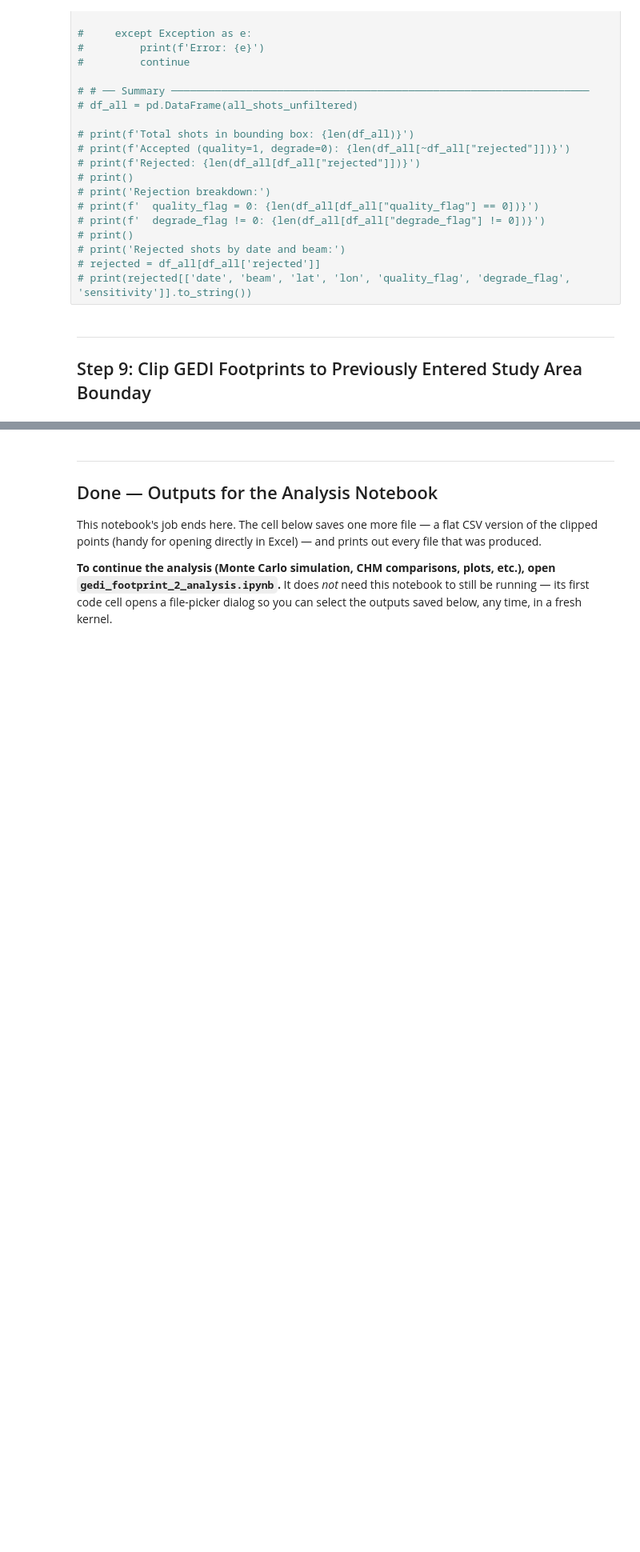
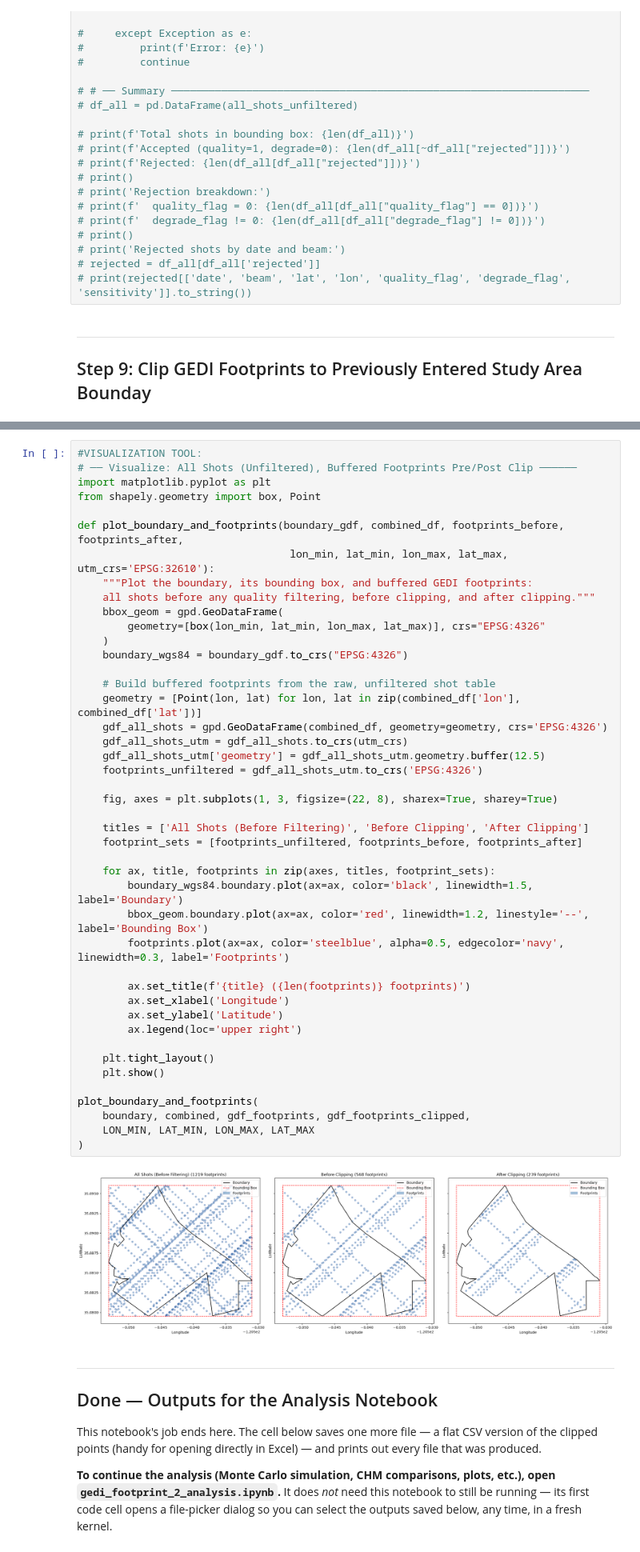
Before and after one commit to kara-davis/Biomass_Monitoring_Research, a Jupyter notebook: notebooks/1_gedi_footprint_extraction.ipynb, the cells around one changed output, grey strips where cells are left out. Shown at 80% size. Cells and saved outputs as stored; diff of their text form; blank space fills up the shorter version.

```diff
--- a/notebooks/1_gedi_footprint_extraction.ipynb
+++ b/notebooks/1_gedi_footprint_extraction.ipynb
@@ -720,3 +734,49 @@ Geolocation error per clipped footprint:
+# %%
+#VISUALIZATION TOOL:
+# ── Visualize: All Shots (Unfiltered), Buffered Footprints Pre/Post Clip ──────
+import matplotlib.pyplot as plt
+from shapely.geometry import box, Point
+
+def plot_boundary_and_footprints(boundary_gdf, combined_df, footprints_before, footprints_after,
+                                  lon_min, lat_min, lon_max, lat_max, utm_crs='EPSG:32610'):
+    """Plot the boundary, its bounding box, and buffered GEDI footprints:
+    all shots before any quality filtering, before clipping, and after clipping."""
+    bbox_geom = gpd.GeoDataFrame(
+        geometry=[box(lon_min, lat_min, lon_max, lat_max)], crs="EPSG:4326"
+    )
+    boundary_wgs84 = boundary_gdf.to_crs("EPSG:4326")
+
+    # Build buffered footprints from the raw, unfiltered shot table
+    geometry = [Point(lon, lat) for lon, lat in zip(combined_df['lon'], combined_df['lat'])]
+    gdf_all_shots = gpd.GeoDataFrame(combined_df, geometry=geometry, crs='EPSG:4326')
+    gdf_all_shots_utm = gdf_all_shots.to_crs(utm_crs)
+    gdf_all_shots_utm['geometry'] = gdf_all_shots_utm.geometry.buffer(12.5)
+    footprints_unfiltered = gdf_all_shots_utm.to_crs('EPSG:4326')
+
+    fig, axes = plt.subplots(1, 3, figsize=(22, 8), sharex=True, sharey=True)
+
+    titles = ['All Shots (Before Filtering)', 'Before Clipping', 'After Clipping']
+    footprint_sets = [footprints_unfiltered, footprints_before, footprints_after]
+
+    for ax, title, footprints in zip(axes, titles, footprint_sets):
+        boundary_wgs84.boundary.plot(ax=ax, color='black', linewidth=1.5, label='Boundary')
+        bbox_geom.boundary.plot(ax=ax, color='red', linewidth=1.2, linestyle='--', label='Bounding Box')
+        footprints.plot(ax=ax, color='steelblue', alpha=0.5, edgecolor='navy', linewidth=0.3, label='Footprints')
+
+        ax.set_title(f'{title} ({len(footprints)} footprints)')
+        ax.set_xlabel('Longitude')
+        ax.set_ylabel('Latitude')
+        ax.legend(loc='upper right')
+
+    plt.tight_layout()
+    plt.show()
+
+plot_boundary_and_footprints(
+    boundary, combined, gdf_footprints, gdf_footprints_clipped,
+    LON_MIN, LAT_MIN, LON_MAX, LAT_MAX
+)
+# %% [output]
+[figure, added]
 # %% [markdown]
 ---
 ## Done — Outputs for the Analysis Notebook
```
Also changed, not shown: parts of 15 cells of this notebook, 10 other files.
